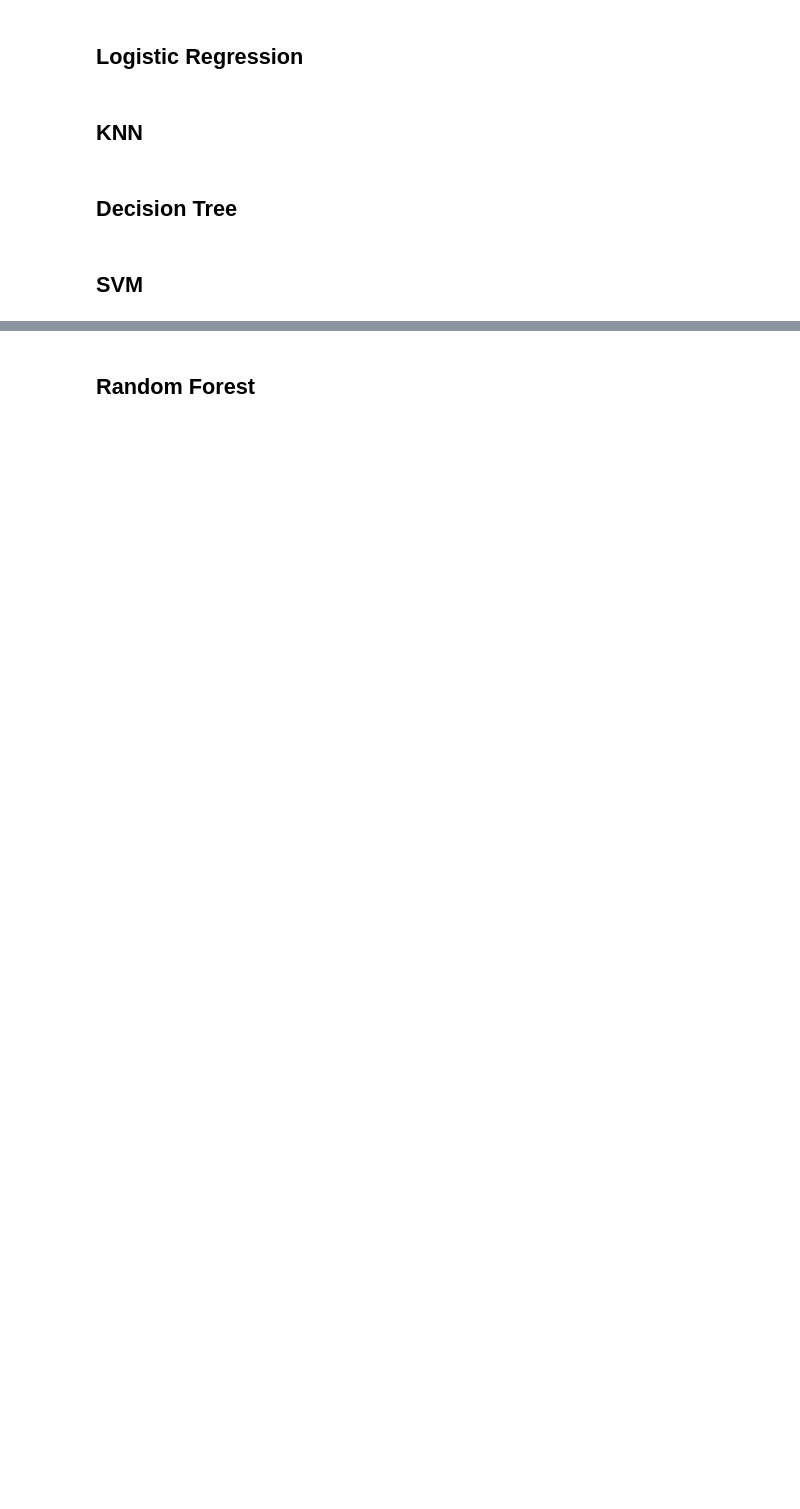
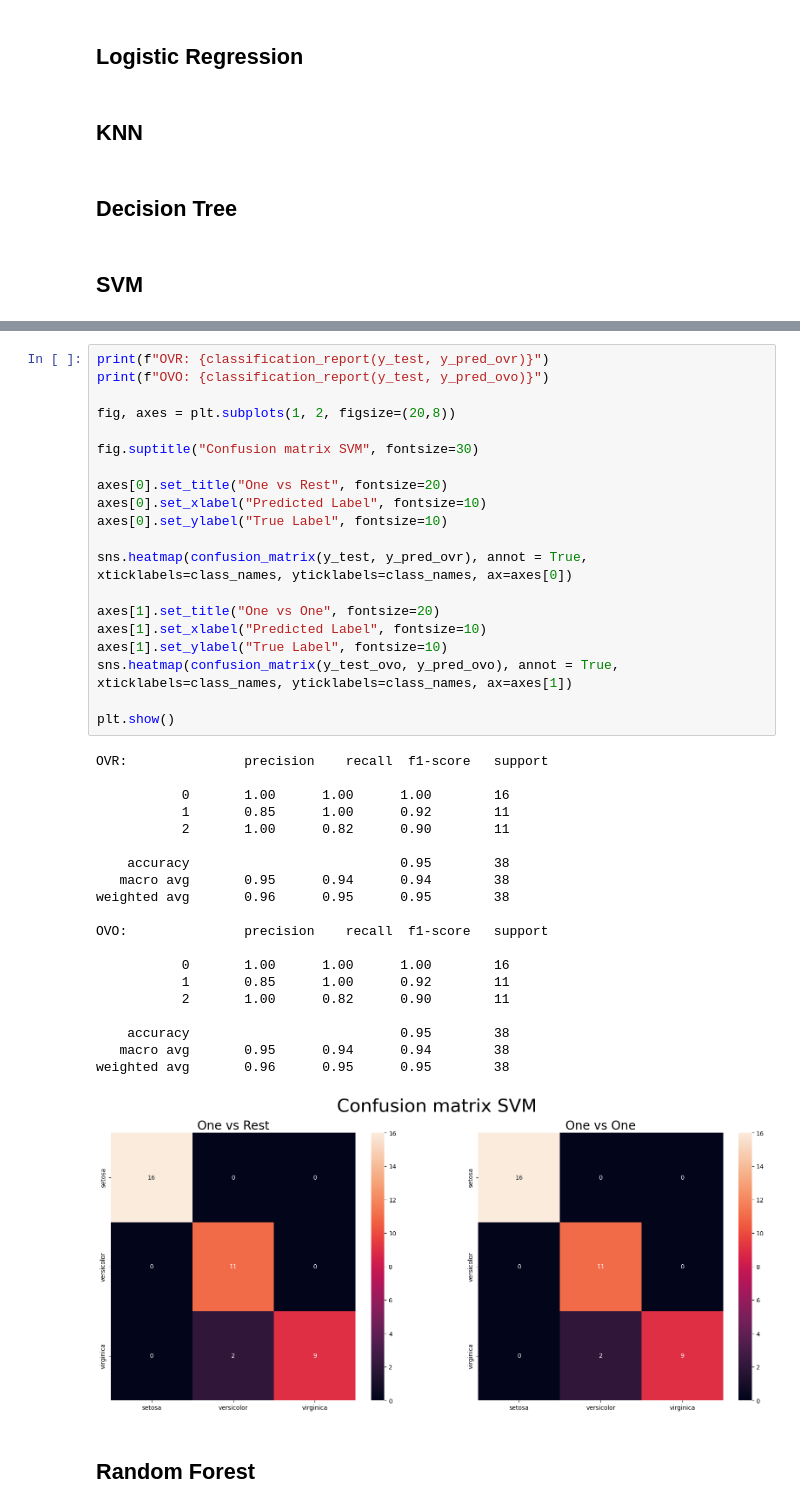
Before and after one commit to josep-audenis/Iris, a Jupyter notebook: iris.ipynb, the cells around one changed output, grey strips where cells are left out. Drawn from its saved outputs; the diff is of its cells as text; blank space fills up the shorter version.

```diff
--- a/iris.ipynb
+++ b/iris.ipynb
@@ -163,3 +215,44 @@ plt.show()
+# %%
+print(f"OVR: {classification_report(y_test, y_pred_ovr)}")
+print(f"OVO: {classification_report(y_test, y_pred_ovo)}")
+
+fig, axes = plt.subplots(1, 2, figsize=(20,8))
+
+fig.suptitle("Confusion matrix SVM", fontsize=30)
+
+axes[0].set_title("One vs Rest", fontsize=20)
+axes[0].set_xlabel("Predicted Label", fontsize=10)
+axes[0].set_ylabel("True Label", fontsize=10)
+
+sns.heatmap(confusion_matrix(y_test, y_pred_ovr), annot = True, xticklabels=class_names, yticklabels=class_names, ax=axes[0])
+
+axes[1].set_title("One vs One", fontsize=20)
+axes[1].set_xlabel("Predicted Label", fontsize=10)
+axes[1].set_ylabel("True Label", fontsize=10)
+sns.heatmap(confusion_matrix(y_test_ovo, y_pred_ovo), annot = True, xticklabels=class_names, yticklabels=class_names, ax=axes[1])
+
+plt.show()
+# %% [output]
+OVR:               precision    recall  f1-score   support
+
+           0       1.00      1.00      1.00        16
+           1       0.85      1.00      0.92        11
+           2       1.00      0.82      0.90        11
+
+    accuracy                           0.95        38
+   macro avg       0.95      0.94      0.94        38
+weighted avg       0.96      0.95      0.95        38
+
+OVO:               precision    recall  f1-score   support
+
+           0       1.00      1.00      1.00        16
+           1       0.85      1.00      0.92        11
+           2       1.00      0.82      0.90        11
+
+    accuracy                           0.95        38
+   macro avg       0.95      0.94      0.94        38
+weighted avg       0.96      0.95      0.95        38
+[figure, added]
 # %% [markdown]
 
 ## Random Forest
```
Also changed, not shown: parts of 12 cells of this notebook.
